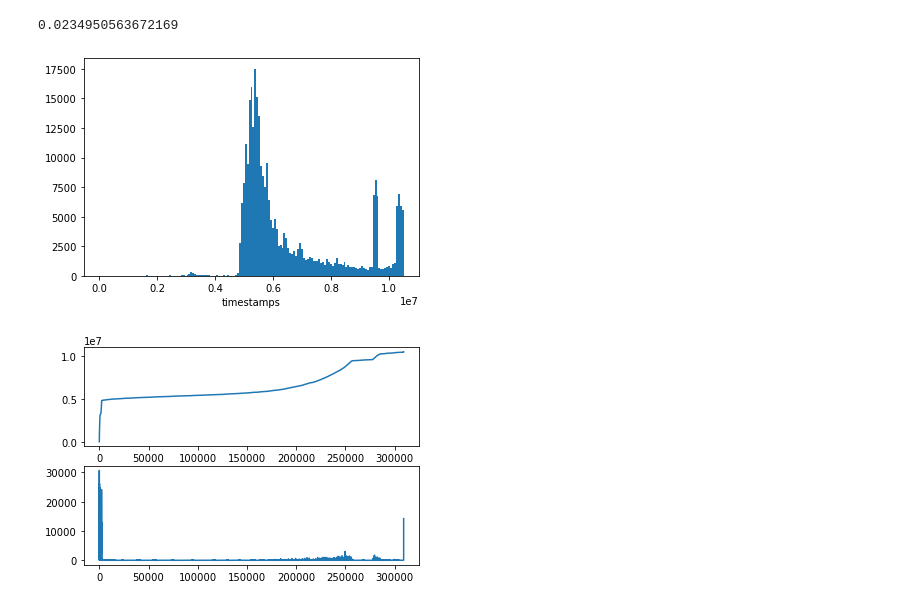
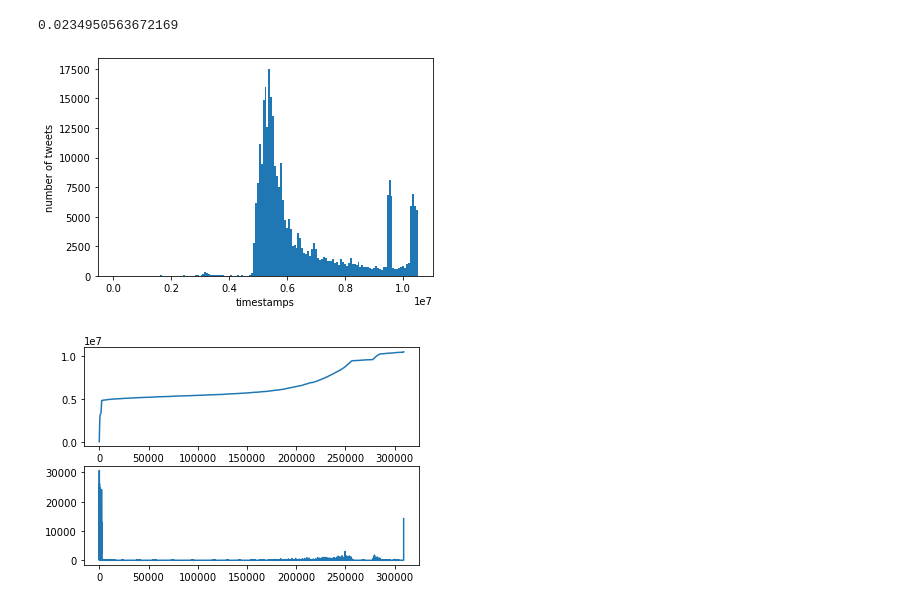
Before and after one commit to Isyohan/ProjetM2WeakSignals, a Jupyter notebook: BLM_Notebook.ipynb, the cells around one changed output. Drawn from its saved outputs; the diff is of its cells as text; code cells hidden in the pictures.

```diff
--- a/BLM_Notebook.ipynb
+++ b/BLM_Notebook.ipynb
@@ -84,10 +84,11 @@ clean_data['sentiment_polarity'].mean()
 # %%
 plt.hist(clean_data['timestamps'],bins='auto')
 plt.xlabel('timestamps')
+plt.ylabel('number of tweets')
 plt.savefig("figures_out/fig_timestamps.png",transparent=True)
 plt.show()
 # %% [output]
-[figure, old version]
+[figure, new version]
 # %%
 x = range(len(clean_data['timestamps']))
 dx = 1
```
Also changed, not shown: parts of 3 cells of this notebook, 2 other files.
